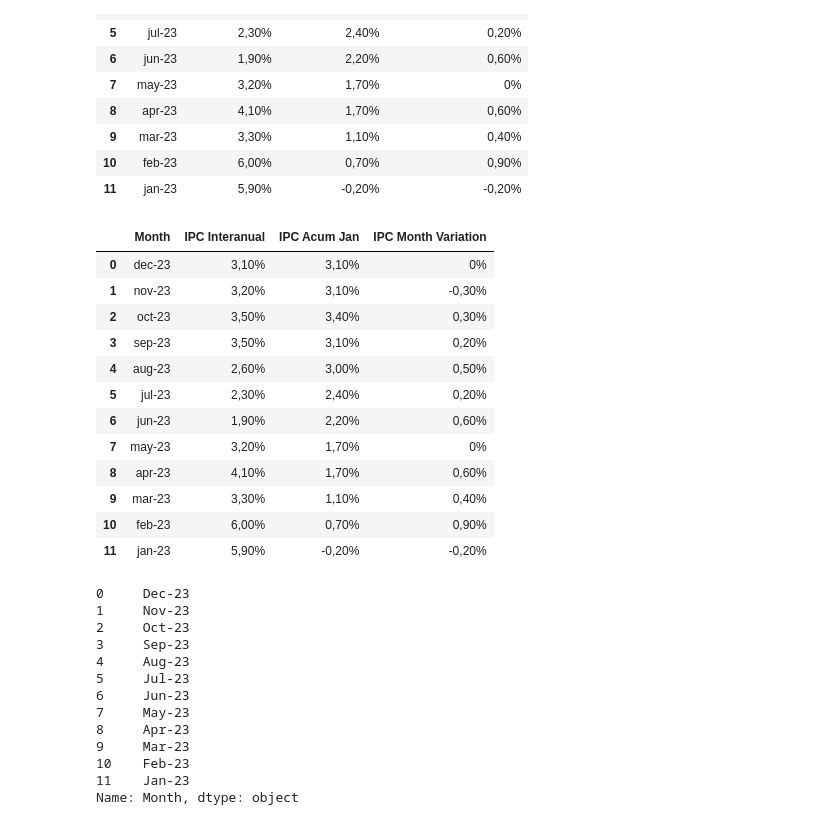
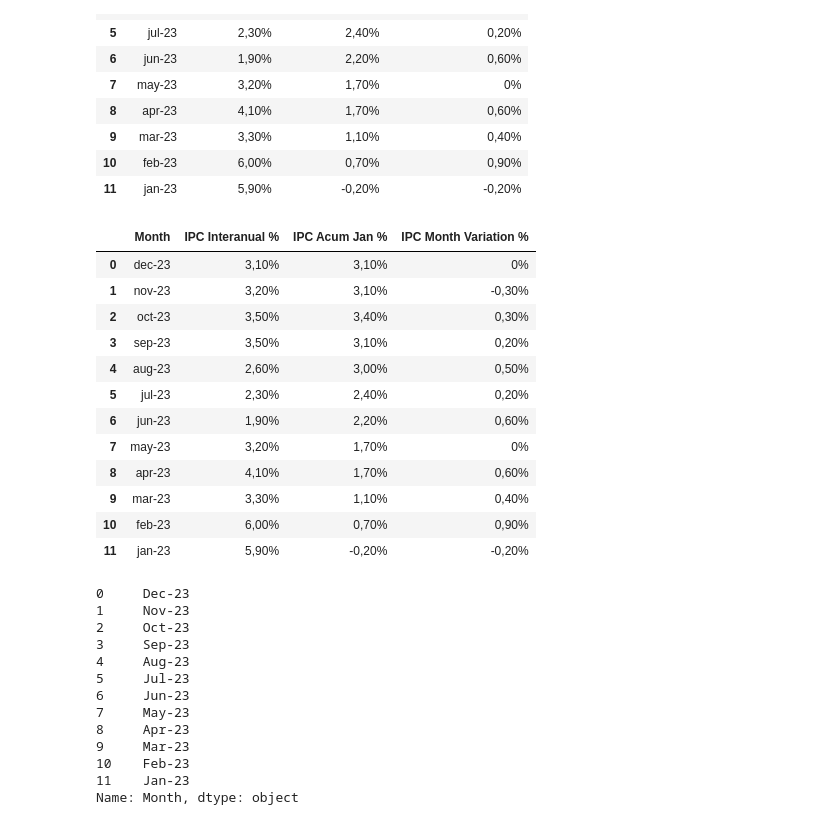
Before and after one commit to Manilab2309/ia-machine-learning, a Jupyter notebook: lab/NB_analyst_broker_operations.ipynb, the cells around one changed output. Cells and saved outputs as stored; diff of their text form; code cells hidden in the pictures.

```diff
--- a/lab/NB_analyst_broker_operations.ipynb
+++ b/lab/NB_analyst_broker_operations.ipynb
@@ -197,15 +127,16 @@ df_ipc_2023
 # %%
 # Rename column if you need
 # Documentation: https://pandas.pydata.org/docs/reference/api/pandas.DataFrame.html
 
-#In this example, lets translate headers to english
+#In this example, lets translate headers to english and add % simbol, remember cells must be desired numbers or float format
 df_ipc_2023 = df_ipc_2023.rename(columns={'Mes IPC': 'Month'})
-df_ipc_2023 = df_ipc_2023.rename(columns={'IPC Acum Enero': 'IPC Acum Jan'})
-df_ipc_2023 = df_ipc_2023.rename(columns={'IPC Variacion Mensual': 'IPC Month Variation'})
+df_ipc_2023 = df_ipc_2023.rename(columns={'IPC Interanual': 'IPC Interanual %'})
+df_ipc_2023 = df_ipc_2023.rename(columns={'IPC Acum Enero': 'IPC Acum Jan %'})
+df_ipc_2023 = df_ipc_2023.rename(columns={'IPC Variacion Mensual': 'IPC Month Variation %'})
 
 df_ipc_2023
 # %% [output]
-|  | Month | IPC Interanual | IPC Acum Jan | IPC Month Variation |
+|  | Month | IPC Interanual % | IPC Acum Jan % | IPC Month Variation % |
 | 0 | dec-23 | 3,10% | 3,10% | 0% |
 | 1 | nov-23 | 3,20% | 3,10% | -0,30% |
 | 2 | oct-23 | 3,50% | 3,40% | 0,30% |
```
Also changed, not shown: parts of 9 cells of this notebook.
